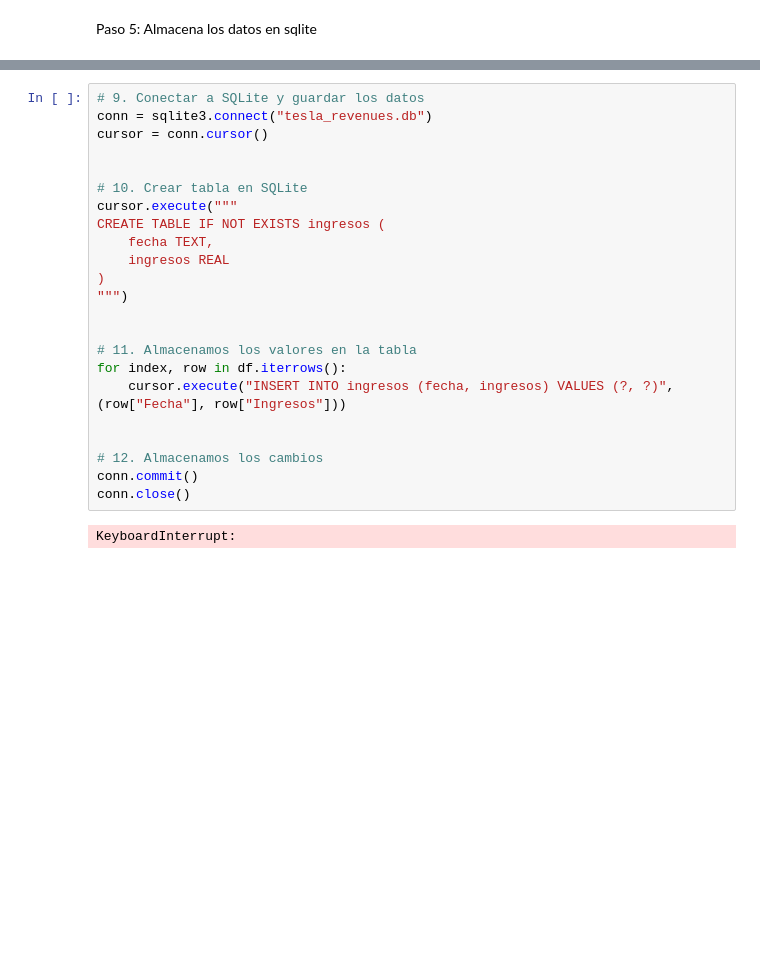
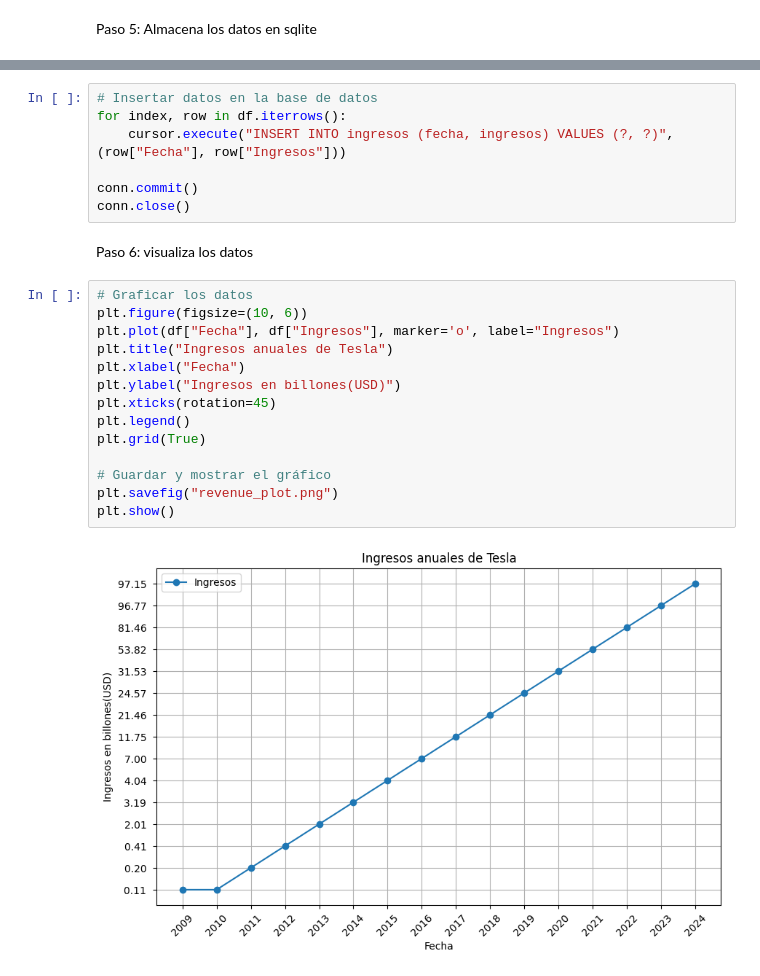
Before and after one commit to 4GeeksAcademy/web-scraping-project-tutorial_ds_13_david, a Jupyter notebook: src/explore.es.ipynb, the cells around one changed output, grey strips where cells are left out. Saved outputs shown, nothing was run; the diff lists cells and outputs as text; blank space fills up the shorter version.

```diff
--- a/src/explore.es.ipynb
+++ b/src/explore.es.ipynb
@@ -139,25 +153,25 @@ Paso 5: Almacena los datos en sqlite
 # %%
-# 9. Conectar a SQLite y guardar los datos
-conn = sqlite3.connect("tesla_revenues.db")
-cursor = conn.cursor()
-
-
-# 10. Crear tabla en SQLite
-cursor.execute("""
-CREATE TABLE IF NOT EXISTS ingresos (
-    fecha TEXT,
-    ingresos REAL
-)
-""")
-
-
-# 11. Almacenamos los valores en la tabla
+# Insertar datos en la base de datos
 for index, row in df.iterrows():
     cursor.execute("INSERT INTO ingresos (fecha, ingresos) VALUES (?, ?)", (row["Fecha"], row["Ingresos"]))
 
-
-# 12. Almacenamos los cambios
 conn.commit()
 conn.close()
-# %% [output]
-KeyboardInterrupt:
+# %% [markdown]
+Paso 6: visualiza los datos
+# %%
+# Graficar los datos
+plt.figure(figsize=(10, 6))
+plt.plot(df["Fecha"], df["Ingresos"], marker='o', label="Ingresos")
+plt.title("Ingresos anuales de Tesla")
+plt.xlabel("Fecha")
+plt.ylabel("Ingresos en billones(USD)")
+plt.xticks(rotation=45)
+plt.legend()
+plt.grid(True)
+
+# Guardar y mostrar el gráfico
+plt.savefig("revenue_plot.png")
+plt.show()
+# %% [output]
+[figure, added]
```
Also changed, not shown: parts of 2 cells of this notebook, 2 other files.
